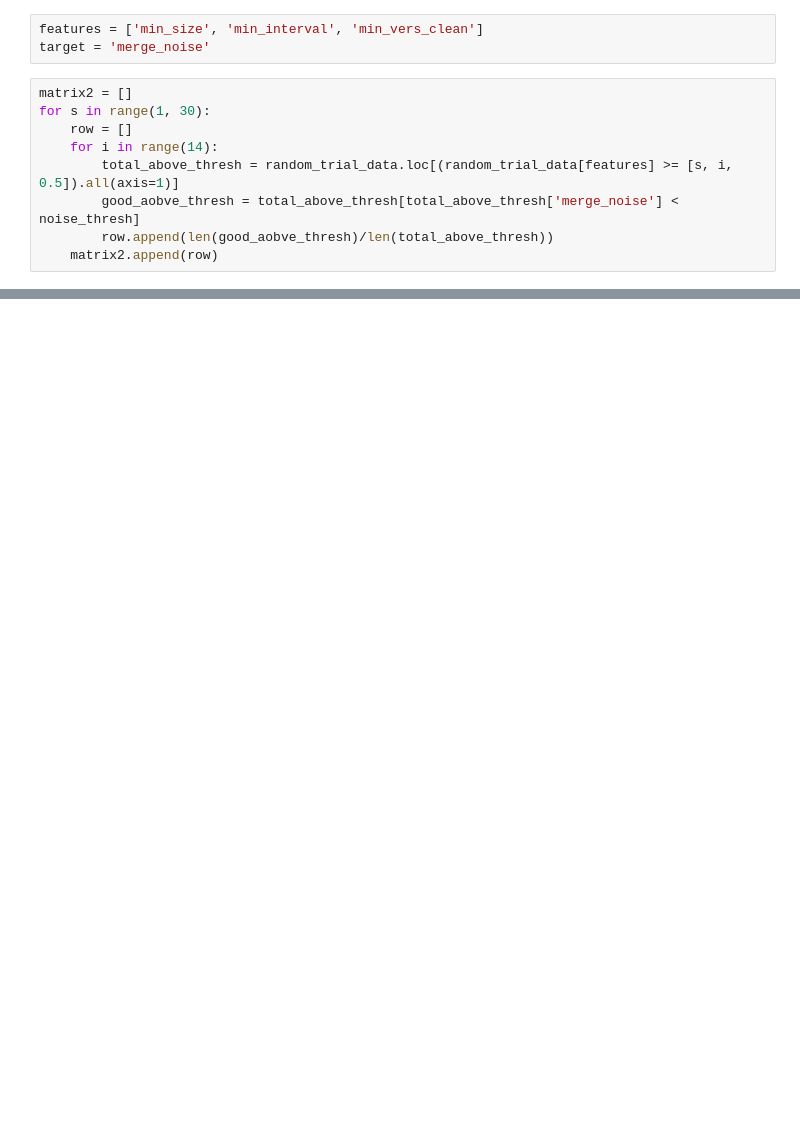
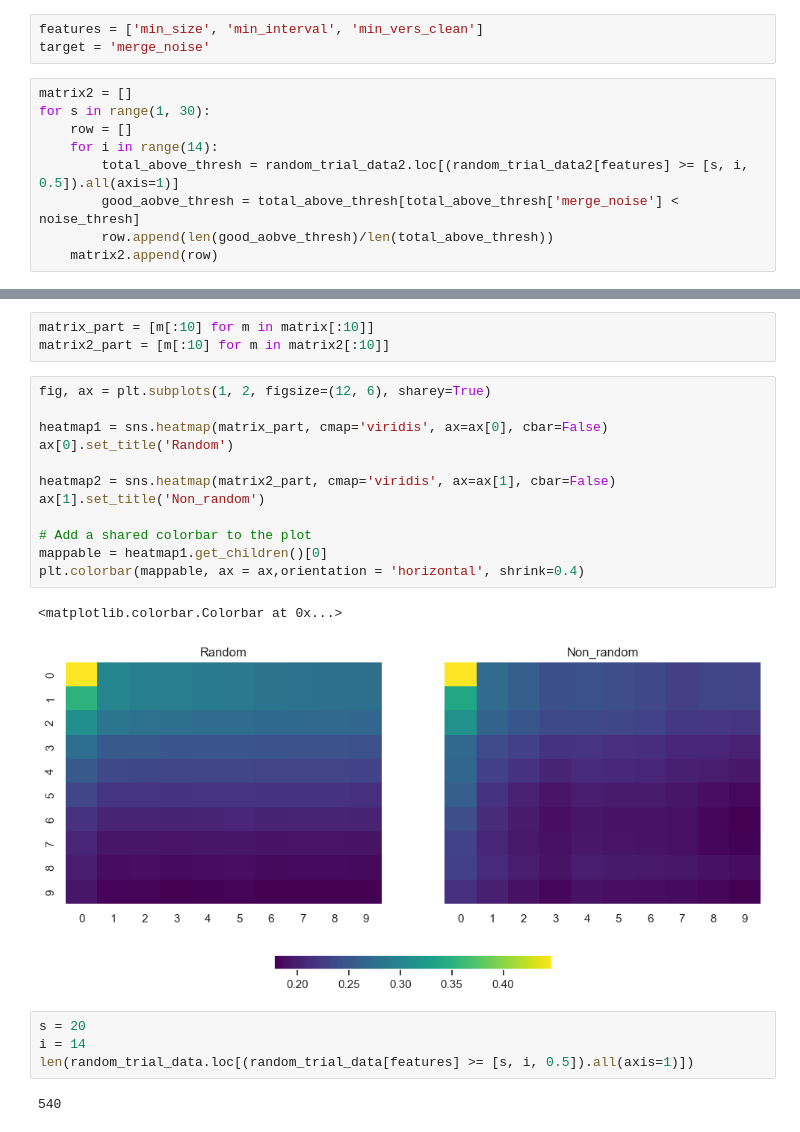
Before and after one commit to menisadi/merged, a Jupyter notebook: Notebooks/Wrap it up.ipynb, the cells around one changed output, grey strips where cells are left out. Drawn from its saved outputs; the diff is of its cells as text; blank space fills up the shorter version.

```diff
--- a/Notebooks/Wrap it up.ipynb
+++ b/Notebooks/Wrap it up.ipynb
@@ -316,7 +321,7 @@ matrix2 = []
 for s in range(1, 30):
     row = []
     for i in range(14):
-        total_above_thresh = random_trial_data.loc[(random_trial_data[features] >= [s, i, 0.5]).all(axis=1)]
+        total_above_thresh = random_trial_data2.loc[(random_trial_data2[features] >= [s, i, 0.5]).all(axis=1)]
         good_aobve_thresh = total_above_thresh[total_above_thresh['merge_noise'] < noise_thresh]
         row.append(len(good_aobve_thresh)/len(total_above_thresh))
     matrix2.append(row)
@@ -359,0 +349,24 @@ plt.colorbar(mappable, ax = ax,orientation = 'horizontal', shrink=0.4)
+# %%
+matrix_part = [m[:10] for m in matrix[:10]]
+matrix2_part = [m[:10] for m in matrix2[:10]]
+# %%
+fig, ax = plt.subplots(1, 2, figsize=(12, 6), sharey=True)
+
+heatmap1 = sns.heatmap(matrix_part, cmap='viridis', ax=ax[0], cbar=False)
+ax[0].set_title('Random')
+
+heatmap2 = sns.heatmap(matrix2_part, cmap='viridis', ax=ax[1], cbar=False)
+ax[1].set_title('Non_random')
+
+# Add a shared colorbar to the plot
+mappable = heatmap1.get_children()[0]
+plt.colorbar(mappable, ax = ax,orientation = 'horizontal', shrink=0.4)
+# %% [output]
+<matplotlib.colorbar.Colorbar at 0x...>
+[figure, added]
+# %%
+s = 20
+i = 14
+len(random_trial_data.loc[(random_trial_data[features] >= [s, i, 0.5]).all(axis=1)])
+# %% [output]
+540
```
Also changed, not shown: parts of 39 cells of this notebook, 2 other files.
